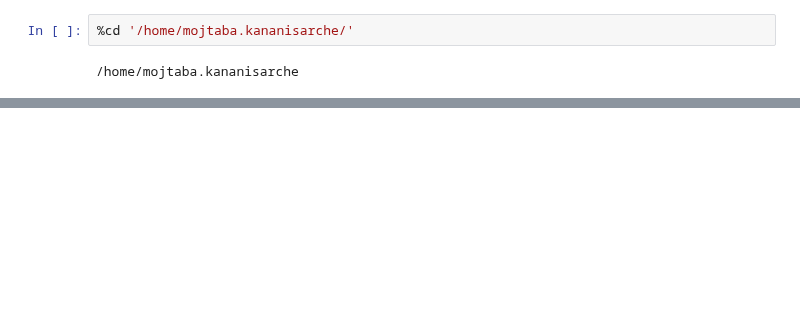
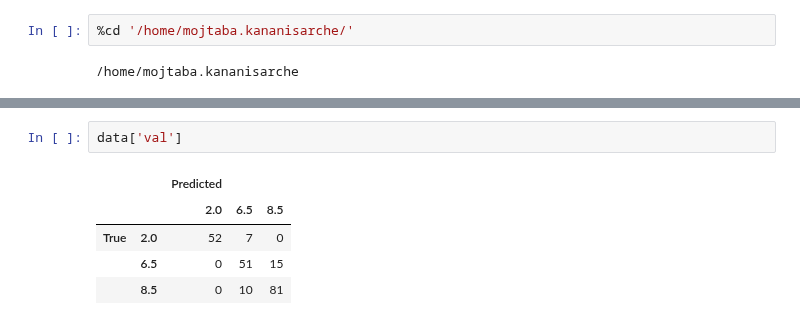
Before and after one commit to Roobahist/fatigue-detection, a Jupyter notebook: temp/temp.ipynb, the cells around one changed output, grey strips where cells are left out. Drawn from its saved outputs; the diff is of its cells as text; blank space fills up the shorter version.

```diff
--- a/temp/temp.ipynb
+++ b/temp/temp.ipynb
@@ -1393,0 +533,8 @@ m.test_model(df)
+# %%
+data['val']
+# %% [output]
+|  |  | Predicted |  |  |
+|  |  | 2.0 | 6.5 | 8.5 |
+| True | 2.0 | 52 | 7 | 0 |
+|  | 6.5 | 0 | 51 | 15 |
+|  | 8.5 | 0 | 10 | 81 |
```
Also changed, not shown: parts of 99 cells of this notebook.
